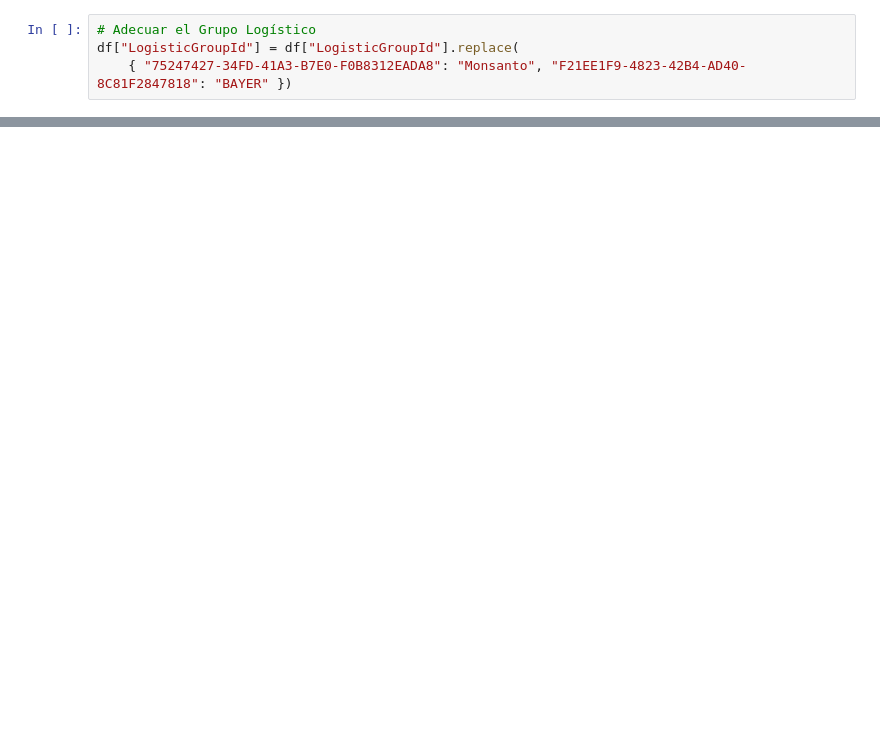
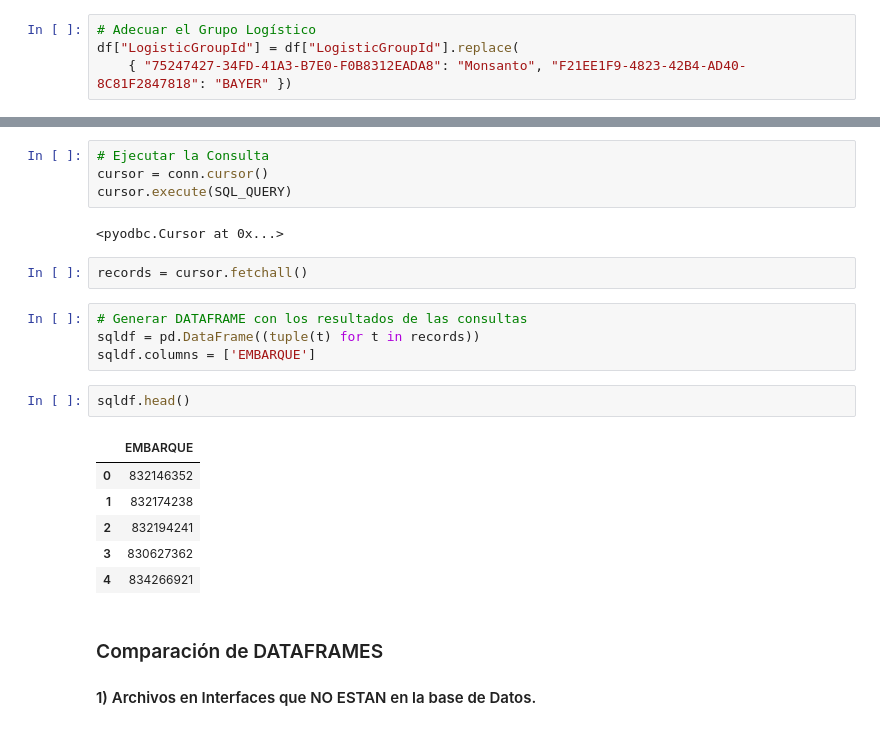
Before and after one commit to EWECORP/PYTHON, a Jupyter notebook: VIGILO/BAYERLogs.ipynb, the cells around one changed output, grey strips where cells are left out. Saved outputs shown, nothing was run; the diff lists cells and outputs as text; blank space fills up the shorter version.

```diff
--- a/VIGILO/BAYERLogs.ipynb
+++ b/VIGILO/BAYERLogs.ipynb
@@ -454,0 +513,25 @@ df.to_excel("./SQLServer.xlsx")
+# %%
+# Ejecutar la Consulta
+cursor = conn.cursor()
+cursor.execute(SQL_QUERY)
+# %% [output]
+<pyodbc.Cursor at 0x...>
+# %%
+records = cursor.fetchall()
+# %%
+# Generar DATAFRAME con los resultados de las consultas
+sqldf = pd.DataFrame((tuple(t) for t in records))
+sqldf.columns = ['EMBARQUE']
+# %%
+sqldf.head()
+# %% [output]
+|  | EMBARQUE |
+| 0 | 832146352 |
+| 1 | 832174238 |
+| 2 | 832194241 |
+| 3 | 830627362 |
+| 4 | 834266921 |
+# %% [markdown]
+### Comparación de DATAFRAMES
+
+#### 1) Archivos en Interfaces que NO ESTAN en la base de Datos.
```
Also changed, not shown: parts of 41 cells of this notebook, 5 other files.
